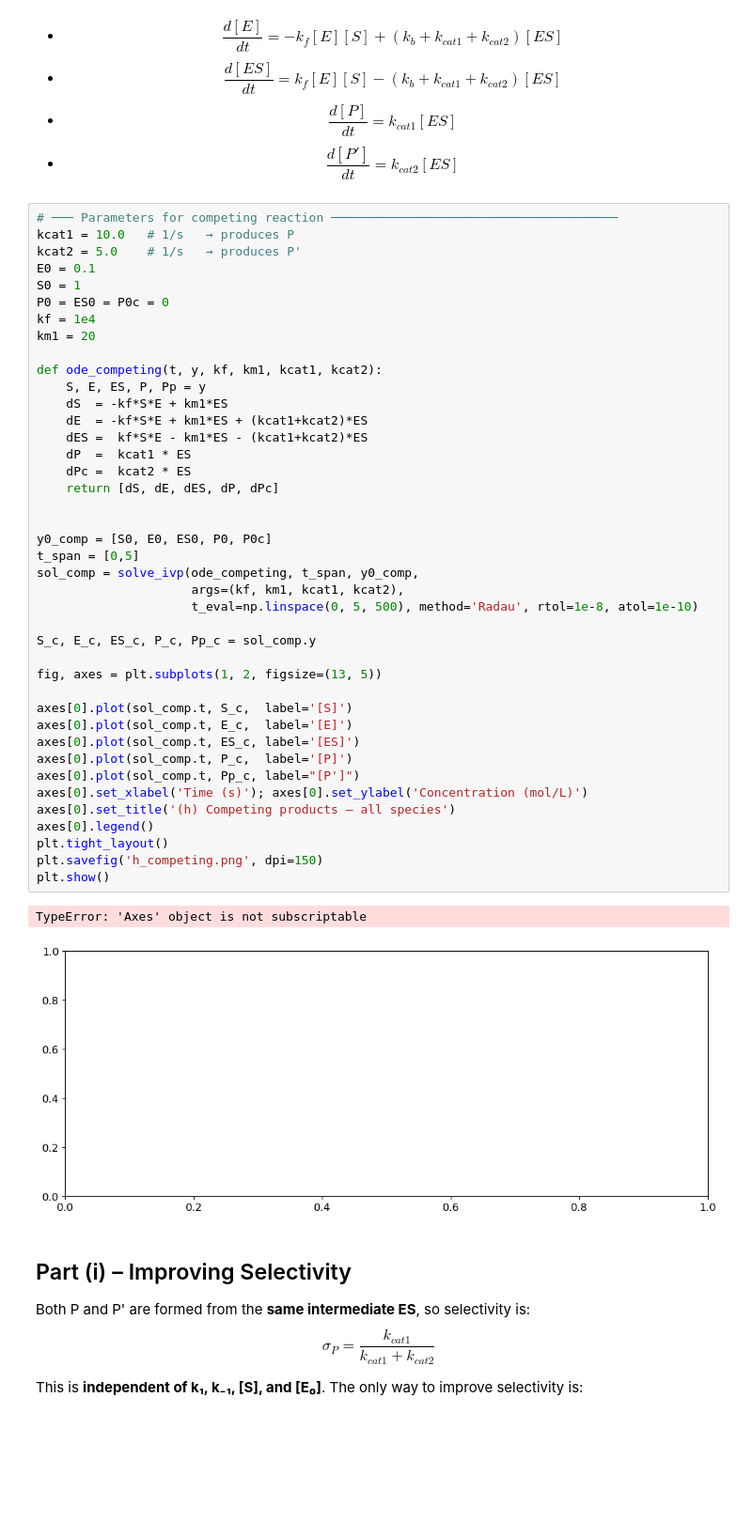
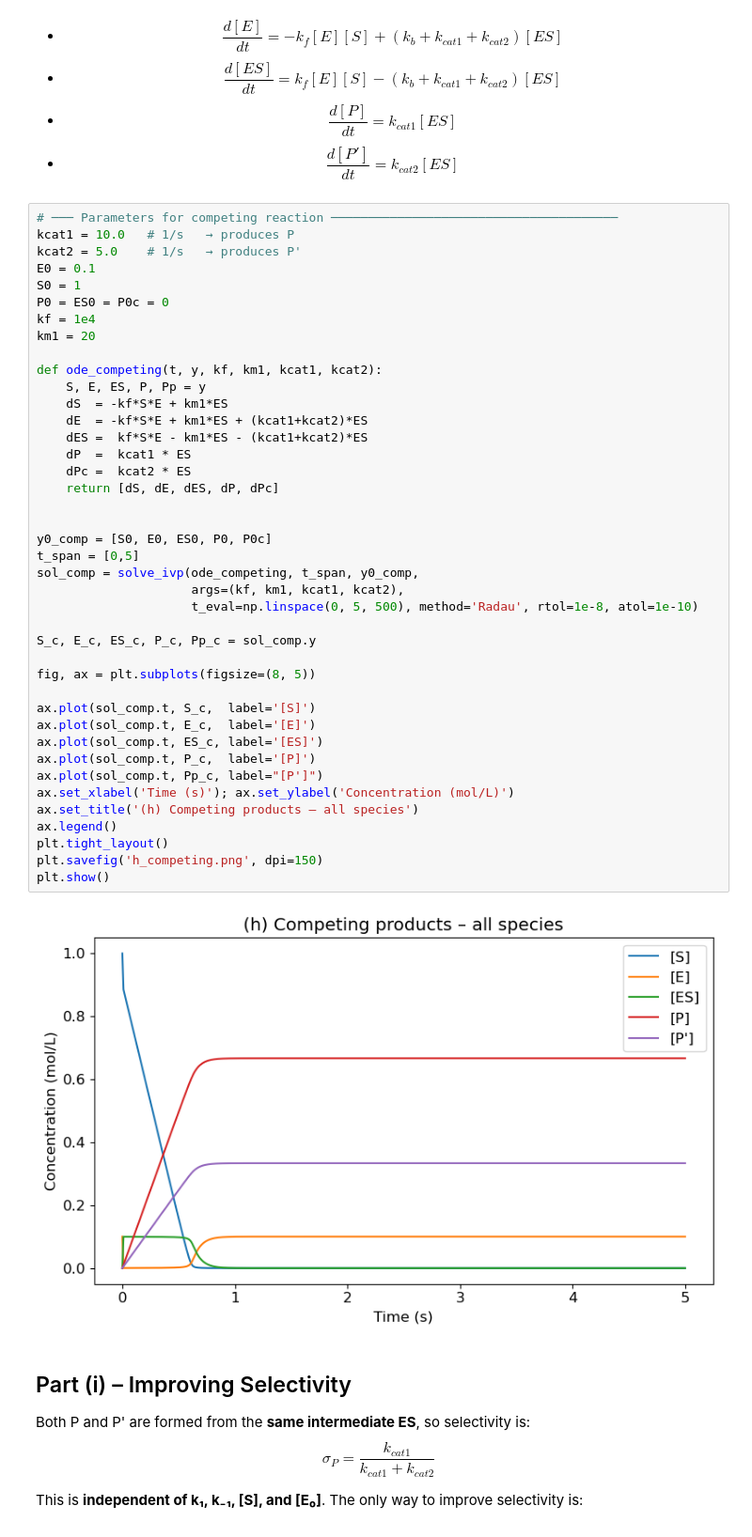
Before and after one commit to Noah-Paga/Bioreactor-mod-simulation, a Jupyter notebook: Project_1/Ex1.ipynb, the cells around one changed output. Shown at 94% size. Drawn from its saved outputs; the diff is of its cells as text; blank space fills up the shorter version.

```diff
--- a/Project_1/Ex1.ipynb
+++ b/Project_1/Ex1.ipynb
@@ -441,44 +441,43 @@ kcat1 = 10.0   # 1/s   → produces P
 kcat2 = 5.0    # 1/s   → produces P'
 E0 = 0.1
 S0 = 1
 P0 = ES0 = P0c = 0
 kf = 1e4
 km1 = 20
 
 def ode_competing(t, y, kf, km1, kcat1, kcat2):
     S, E, ES, P, Pp = y
     dS  = -kf*S*E + km1*ES
     dE  = -kf*S*E + km1*ES + (kcat1+kcat2)*ES
     dES =  kf*S*E - km1*ES - (kcat1+kcat2)*ES
     dP  =  kcat1 * ES
     dPc =  kcat2 * ES
     return [dS, dE, dES, dP, dPc]
 
 
 y0_comp = [S0, E0, ES0, P0, P0c]
 t_span = [0,5]
 sol_comp = solve_ivp(ode_competing, t_span, y0_comp,
                      args=(kf, km1, kcat1, kcat2),
                      t_eval=np.linspace(0, 5, 500), method='Radau', rtol=1e-8, atol=1e-10)
 
 S_c, E_c, ES_c, P_c, Pp_c = sol_comp.y
 
-fig, axes = plt.subplots(1, 2, figsize=(13, 5))
+fig, ax = plt.subplots(figsize=(8, 5))
 
-axes[0].plot(sol_comp.t, S_c,  label='[S]')
-axes[0].plot(sol_comp.t, E_c,  label='[E]')
-axes[0].plot(sol_comp.t, ES_c, label='[ES]')
-axes[0].plot(sol_comp.t, P_c,  label='[P]')
-axes[0].plot(sol_comp.t, Pp_c, label="[P']")
-axes[0].set_xlabel('Time (s)'); axes[0].set_ylabel('Concentration (mol/L)')
-axes[0].set_title('(h) Competing products – all species')
-axes[0].legend()
+ax.plot(sol_comp.t, S_c,  label='[S]')
+ax.plot(sol_comp.t, E_c,  label='[E]')
+ax.plot(sol_comp.t, ES_c, label='[ES]')
+ax.plot(sol_comp.t, P_c,  label='[P]')
+ax.plot(sol_comp.t, Pp_c, label="[P']")
+ax.set_xlabel('Time (s)'); ax.set_ylabel('Concentration (mol/L)')
+ax.set_title('(h) Competing products – all species')
+ax.legend()
 plt.tight_layout()
 plt.savefig('h_competing.png', dpi=150)
 plt.show()
 # %% [output]
-TypeError: 'Axes' object is not subscriptable
-[figure, old version]
+[figure, new version]
 # %% [markdown]
 ## Part (i) – Improving Selectivity
 
```
